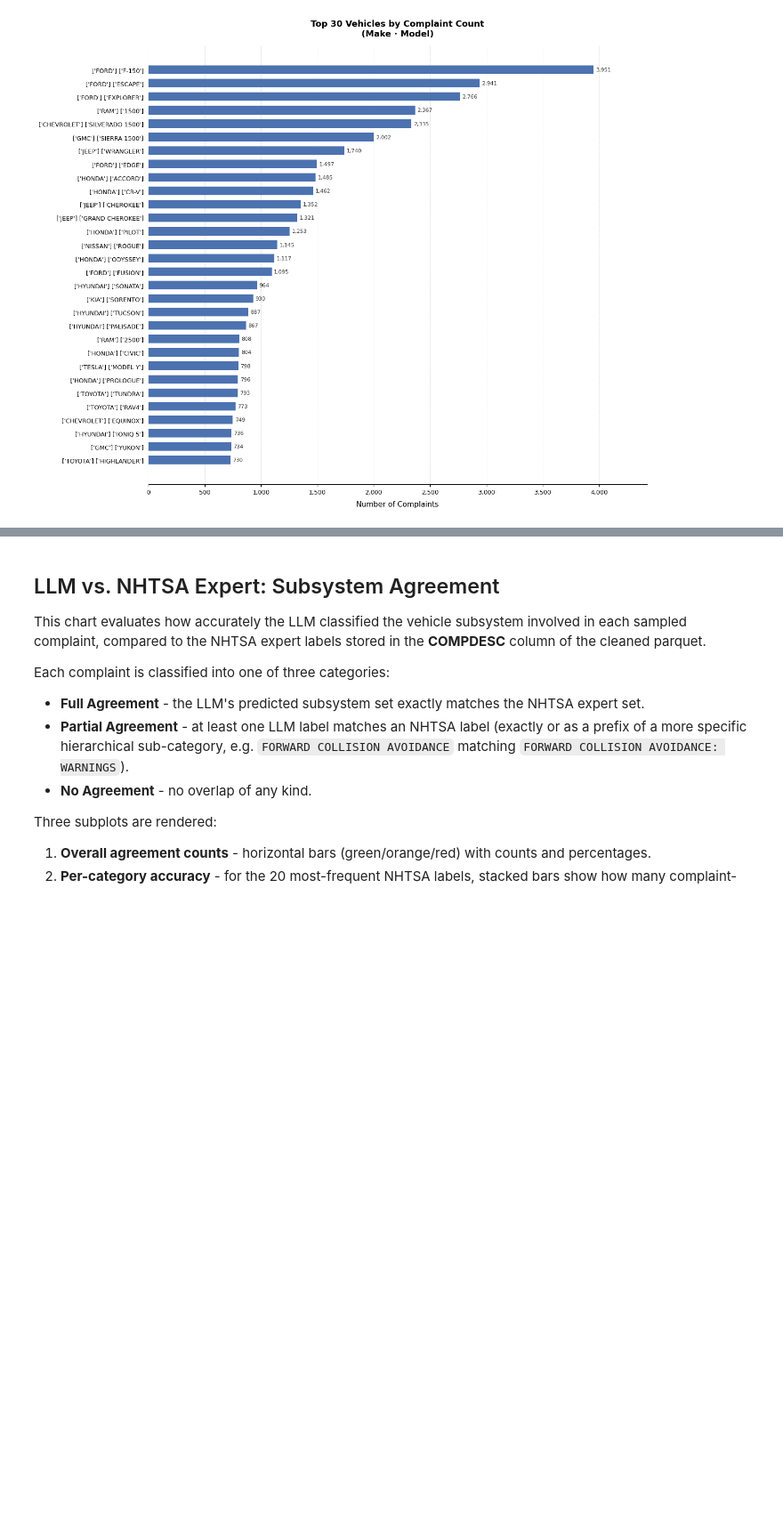
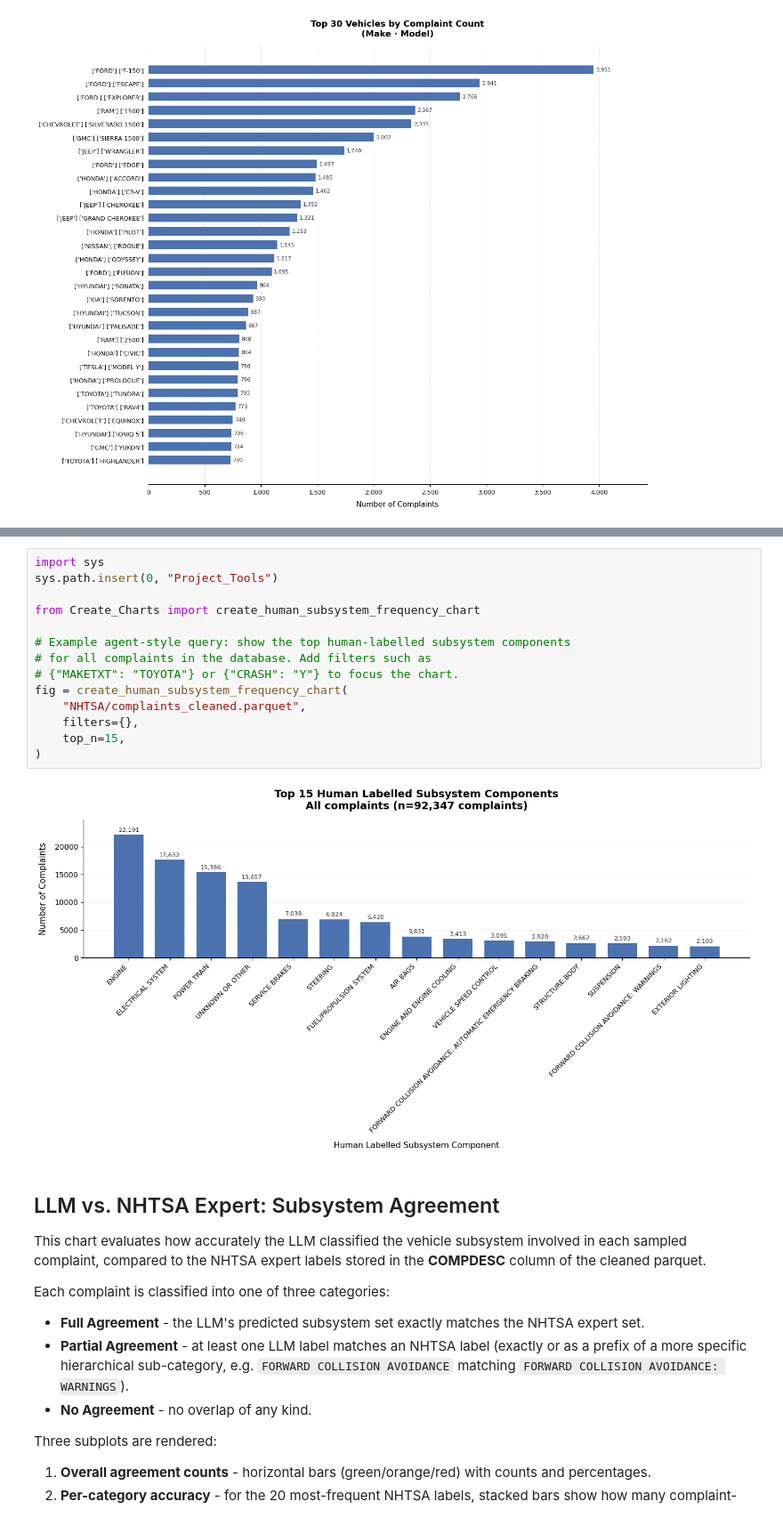
Before and after one commit to mataeo-eh/NLP_Class, a Jupyter notebook: Unit2/NHTSA_Project/Charts.ipynb, the cells around one changed output, grey strips where cells are left out. Shown at 89% size. Saved outputs shown, nothing was run; the diff lists cells and outputs as text; blank space fills up the shorter version.

Commit message:
Human Labelled Subsystem Component Frequency
I think this added the "Human Labelled Subsystem Component Frequency" section in the charts.ipynb

```diff
--- a/Unit2/NHTSA_Project/Charts.ipynb
+++ b/Unit2/NHTSA_Project/Charts.ipynb
@@ -167,3 +173,19 @@ create_model_year_chart("NHTSA/complaints_cleaned.parquet")
+# %%
+import sys
+sys.path.insert(0, "Project_Tools")
+
+from Create_Charts import create_human_subsystem_frequency_chart
+
+# Example agent-style query: show the top human-labelled subsystem components
+# for all complaints in the database. Add filters such as
+# {"MAKETXT": "TOYOTA"} or {"CRASH": "Y"} to focus the chart.
+fig = create_human_subsystem_frequency_chart(
+    "NHTSA/complaints_cleaned.parquet",
+    filters={},
+    top_n=15,
+)
+# %% [output]
+[figure, added]
 # %% [markdown]
 ## LLM vs. NHTSA Expert: Subsystem Agreement
 
```
Also changed, not shown: parts of 1 cell of this notebook, 12 other files.
